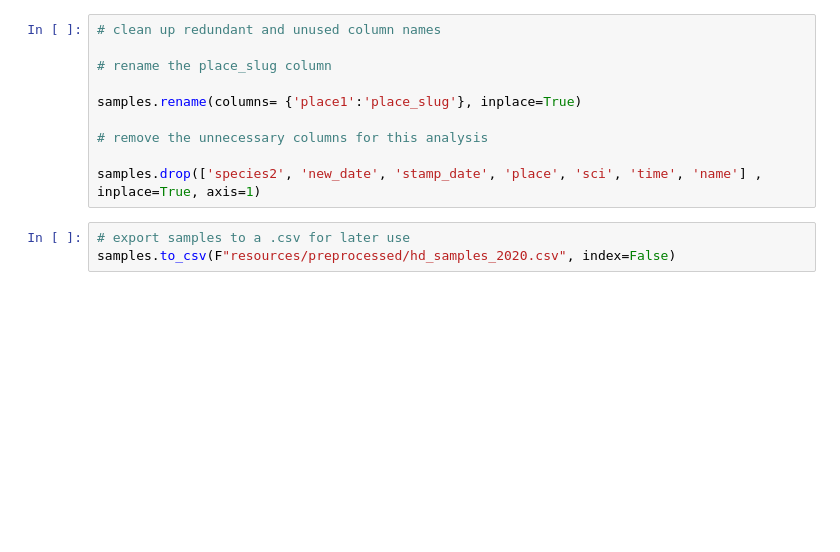
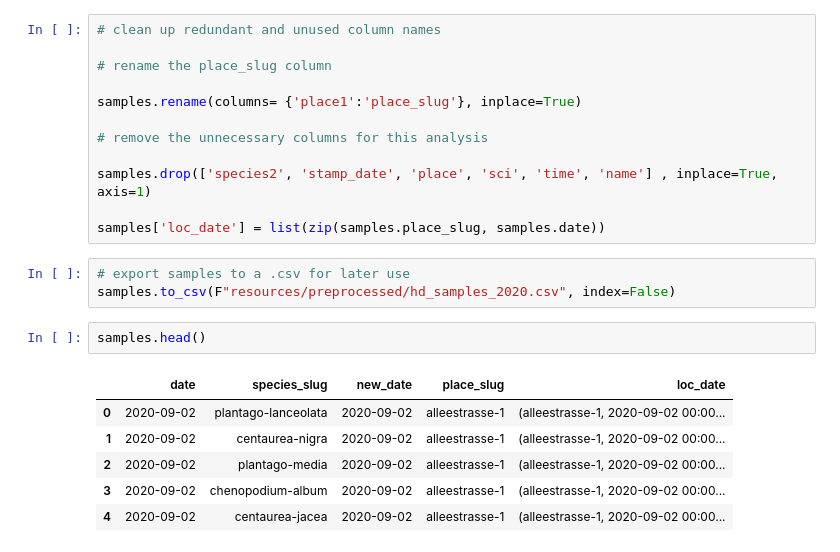
Before and after one commit to thorerismann/hdbot, a Jupyter notebook: preprocess.ipynb, the cells around one changed output. Cells and saved outputs as stored; diff of their text form; blank space fills up the shorter version.

```diff
--- a/preprocess.ipynb
+++ b/preprocess.ipynb
@@ -363,7 +365,18 @@ samples.rename(columns= {'place1':'place_slug'}, inplace=True)
 
 # remove the unnecessary columns for this analysis
 
-samples.drop(['species2', 'new_date', 'stamp_date', 'place', 'sci', 'time', 'name'] , inplace=True, axis=1)
+samples.drop(['species2', 'stamp_date', 'place', 'sci', 'time', 'name'] , inplace=True, axis=1)
+
+samples['loc_date'] = list(zip(samples.place_slug, samples.date))
 # %%
 # export samples to a .csv for later use
 samples.to_csv(F"resources/preprocessed/hd_samples_2020.csv", index=False)
+# %%
+samples.head()
+# %% [output]
+|  | date | species_slug | new_date | place_slug | loc_date |
+| 0 | 2020-09-02 | plantago-lanceolata | 2020-09-02 | alleestrasse-1 | (alleestrasse-1, 2020-09-02 00:00... |
+| 1 | 2020-09-02 | centaurea-nigra | 2020-09-02 | alleestrasse-1 | (alleestrasse-1, 2020-09-02 00:00... |
+| 2 | 2020-09-02 | plantago-media | 2020-09-02 | alleestrasse-1 | (alleestrasse-1, 2020-09-02 00:00... |
+| 3 | 2020-09-02 | chenopodium-album | 2020-09-02 | alleestrasse-1 | (alleestrasse-1, 2020-09-02 00:00... |
+| 4 | 2020-09-02 | centaurea-jacea | 2020-09-02 | alleestrasse-1 | (alleestrasse-1, 2020-09-02 00:00... |
```
Also changed, not shown: parts of 2 cells of this notebook, 5 other files.
